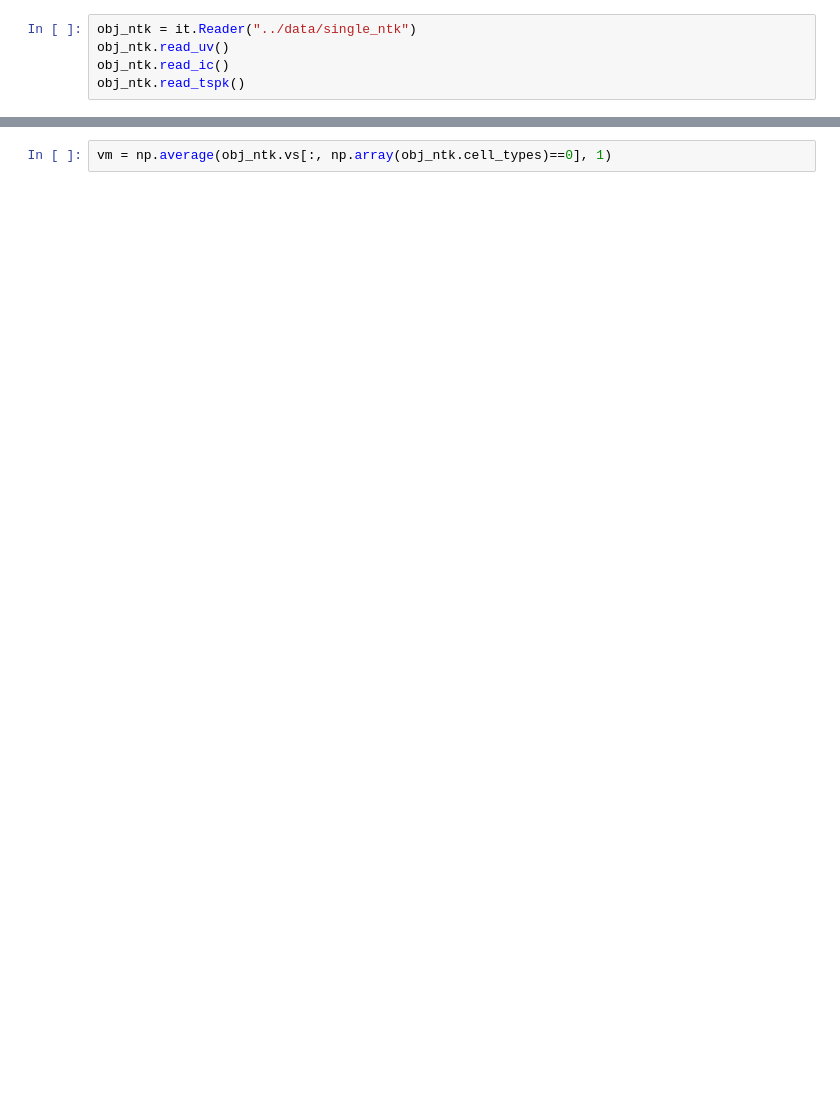
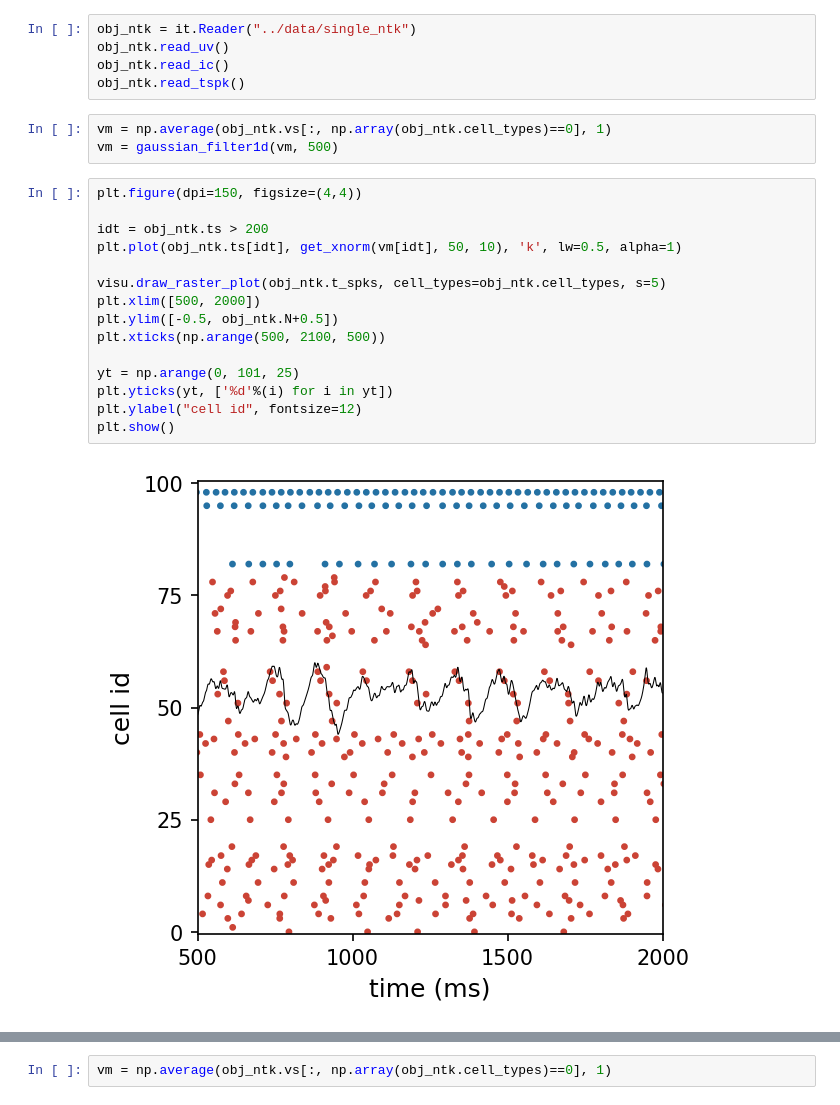
Before and after one commit to jyKim-97/izh_neuralnet, a Jupyter notebook: result/single_network.ipynb, the cells around one changed output, grey strips where cells are left out. Saved outputs shown, nothing was run; the diff lists cells and outputs as text; blank space fills up the shorter version.

```diff
--- a/result/single_network.ipynb
+++ b/result/single_network.ipynb
@@ -92,3 +141,23 @@ obj_ntk = it.Reader("../data/single_ntk")
 obj_ntk.read_uv()
 obj_ntk.read_ic()
 obj_ntk.read_tspk()
+# %%
+vm = np.average(obj_ntk.vs[:, np.array(obj_ntk.cell_types)==0], 1)
+vm = gaussian_filter1d(vm, 500)
+# %%
+plt.figure(dpi=150, figsize=(4,4))
+
+idt = obj_ntk.ts > 200
+plt.plot(obj_ntk.ts[idt], get_xnorm(vm[idt], 50, 10), 'k', lw=0.5, alpha=1)
+
+visu.draw_raster_plot(obj_ntk.t_spks, cell_types=obj_ntk.cell_types, s=5)
+plt.xlim([500, 2000])
+plt.ylim([-0.5, obj_ntk.N+0.5])
+plt.xticks(np.arange(500, 2100, 500))
+
+yt = np.arange(0, 101, 25)
+plt.yticks(yt, ['%d'%(i) for i in yt])
+plt.ylabel("cell id", fontsize=12)
+plt.show()
+# %% [output]
+[figure, added]
```
Also changed, not shown: parts of 27 cells of this notebook, 16 other files.
